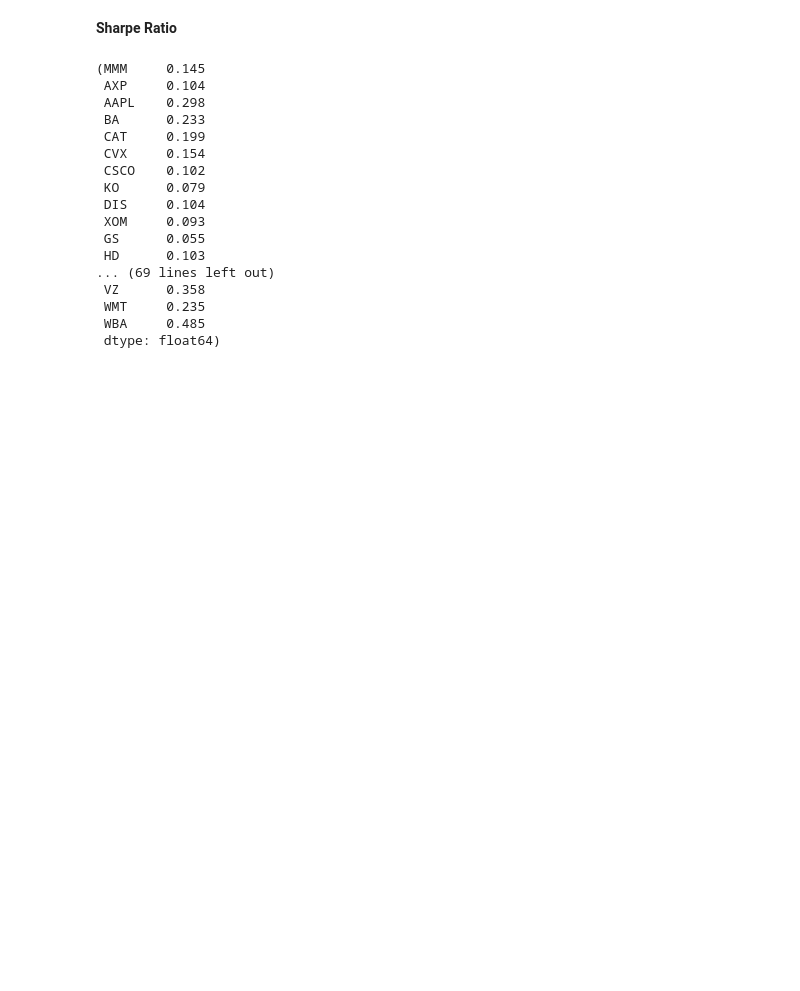
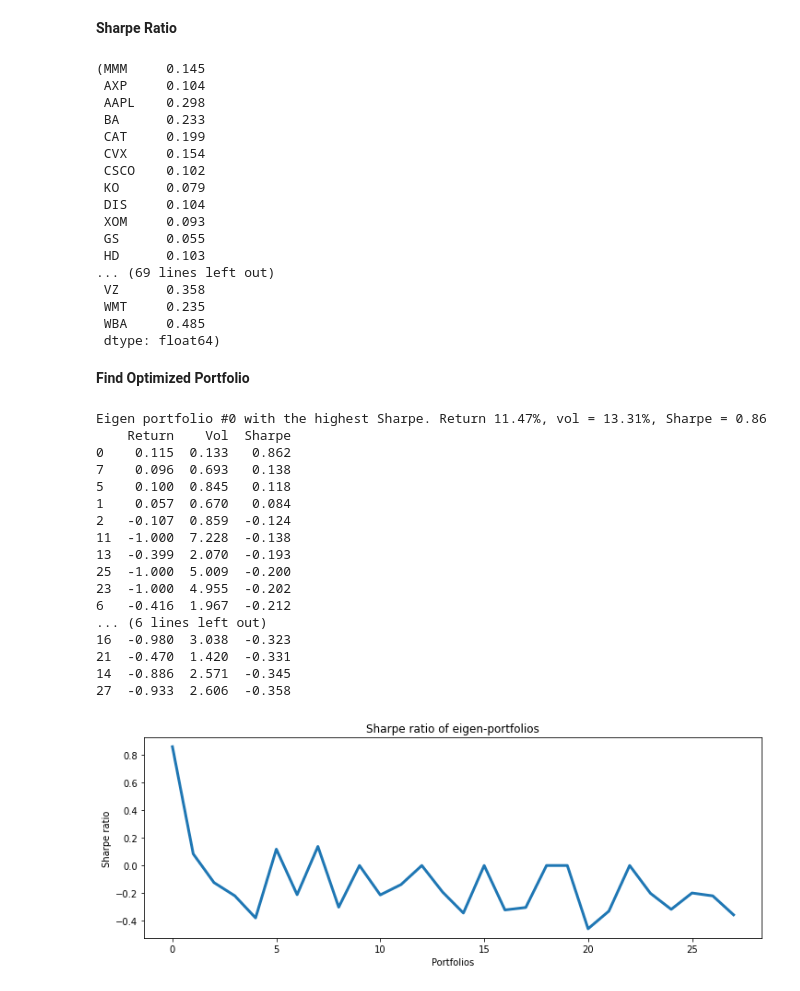
Before and after one commit to nixonwidjaja/ML-Finance, a Jupyter notebook: EigenPortfolio.ipynb, the cells around one changed output. Drawn from its saved outputs; the diff is of its cells as text; code cells hidden in the pictures; blank space fills up the shorter version.

```diff
--- a/EigenPortfolio.ipynb
+++ b/EigenPortfolio.ipynb
@@ -279,3 +264,74 @@ sharpe_ratio(datareturns)
  WMT     0.235
  WBA     0.485
  dtype: float64)
+# %% [markdown]
+**Find Optimized Portfolio**
+# %%
+def optimizedPortfolio():
+    n_portfolios = len(pca.components_)
+    annualized_ret = np.array([0.] * n_portfolios)
+    sharpe_metric = np.array([0.] * n_portfolios)
+    annualized_vol = np.array([0.] * n_portfolios)
+    highest_sharpe = 0
+    stock_tickers = rescaledDataset.columns.values
+    n_tickers = len(stock_tickers)
+    pcs = pca.components_
+
+    for i in range(n_portfolios):
+
+        pc_w = pcs[i] / sum(pcs[i])
+        eigen_port = pd.DataFrame(data ={'weights': pc_w.squeeze()*100}, index = stock_tickers)
+        eigen_port.sort_values(by=['weights'], ascending=False, inplace=True)
+        eigen_port_returns = np.dot(X_train_raw.loc[:, eigen_port.index], pc_w)
+        eigen_port_returns = pd.Series(eigen_port_returns.squeeze(), index=X_train_raw.index)
+        er, vol, sharpe = sharpe_ratio(eigen_port_returns)
+        annualized_ret[i] = er
+        annualized_vol[i] = vol
+        sharpe_metric[i] = sharpe
+
+        sharpe_metric= np.nan_to_num(sharpe_metric)
+
+    # find portfolio with the highest Sharpe ratio
+    highest_sharpe = np.argmax(sharpe_metric)
+
+    print('Eigen portfolio #%d with the highest Sharpe. Return %.2f%%, vol = %.2f%%, Sharpe = %.2f' %
+          (highest_sharpe,
+           annualized_ret[highest_sharpe]*100,
+           annualized_vol[highest_sharpe]*100,
+           sharpe_metric[highest_sharpe]))
+
+
+    fig, ax = plt.subplots()
+    fig.set_size_inches(12, 4)
+    ax.plot(sharpe_metric, linewidth=3)
+    ax.set_title('Sharpe ratio of eigen-portfolios')
+    ax.set_ylabel('Sharpe ratio')
+    ax.set_xlabel('Portfolios')
+
+    results = pd.DataFrame(data={'Return': annualized_ret, 'Vol': annualized_vol, 'Sharpe': sharpe_metric})
+    results.dropna(inplace=True)
+    results.sort_values(by=['Sharpe'], ascending=False, inplace=True)
+    print(results.head(20))
+
+    plt.show()
+
+optimizedPortfolio()
+# %% [output]
+Eigen portfolio #0 with the highest Sharpe. Return 11.47%, vol = 13.31%, Sharpe = 0.86
+    Return    Vol  Sharpe
+0    0.115  0.133   0.862
+7    0.096  0.693   0.138
+5    0.100  0.845   0.118
+1    0.057  0.670   0.084
+2   -0.107  0.859  -0.124
+11  -1.000  7.228  -0.138
+13  -0.399  2.070  -0.193
+25  -1.000  5.009  -0.200
+23  -1.000  4.955  -0.202
+6   -0.416  1.967  -0.212
+... (6 lines left out)
+16  -0.980  3.038  -0.323
+21  -0.470  1.420  -0.331
+14  -0.886  2.571  -0.345
+27  -0.933  2.606  -0.358
+[figure, added]
```
Also changed, not shown: parts of 11 cells of this notebook.
